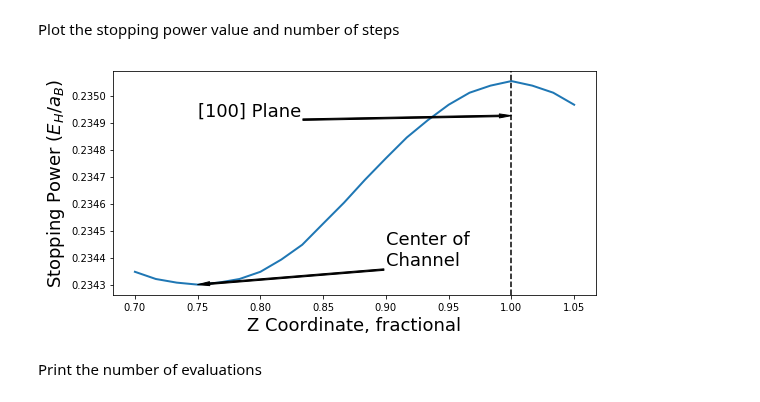
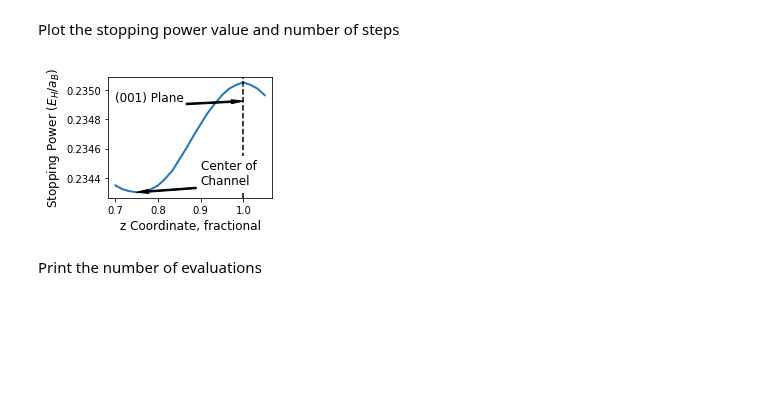
Before and after one commit to globus-labs/stopping-power-ml, a Jupyter notebook: single-velocity/3_evaluate-direction-dependence.ipynb, the cells around one changed output. Drawn from its saved outputs; the diff is of its cells as text; code cells hidden in the pictures; blank space fills up the shorter version.

```diff
--- a/single-velocity/3_evaluate-direction-dependence.ipynb
+++ b/single-velocity/3_evaluate-direction-dependence.ipynb
@@ -288,30 +294,31 @@ stopping_power_err = [s[1] for s in stopping_power_results]
 # %%
 fig, ax = plt.subplots()
 
 ax.plot(disps, stopping_power, lw=2)
 
 ylim = ax.get_ylim()
 
 ax.annotate('Center of\nChannel', xytext=(0.9, ylim[0] + 0.2 * (ylim[1] - ylim[0])),
             xy=(0.75, min(stopping_power)), va='center',
-            fontsize=18, arrowprops={'color':'k', 'width':1.5, 'headwidth':4})
+            bbox={'facecolor': 'w', 'edgecolor': 'w'},
+            fontsize=12, arrowprops={'color':'k', 'width':1.5, 'headwidth':4})
 
 ax.set_ylim(ylim)
 
 ax.plot([1,1], ax.get_ylim(), 'k--')
-ax.annotate('[100] Plane',
-            xytext=(0.75, ylim[0] + 0.8 * (ylim[1] - ylim[0])),
+ax.annotate('(001) Plane',
+            xytext=(0.7, ylim[0] + 0.8 * (ylim[1] - ylim[0])),
             xy=(1, ylim[0] + 0.8 * (ylim[1] - ylim[0])),
-            fontsize=18, arrowprops={'color':'k', 'width':1.5, 'headwidth':4})
+            fontsize=12, arrowprops={'color':'k', 'width':1.5, 'headwidth':4})
 
-ax.set_xlabel('Z Coordinate, fractional', fontsize=18)
-ax.set_ylabel('Stopping Power ($E_H / a_B$)', fontsize=18)
+ax.set_xlabel('z Coordinate, fractional', fontsize=12)
+ax.set_ylabel('Stopping Power ($E_H / a_B$)', fontsize=12)
 
-fig.set_size_inches(8, 4)
+fig.set_size_inches(3.5, 2.5)
 fig.tight_layout()
 fig.savefig(os.path.join('figures', 'moving-out-of-channel.png'), dpi=320)
 # %% [output]
-[figure, old version]
+[figure, new version]
 # %% [markdown]
 Print the number of evaluations
 # %%
```
Also changed, not shown: parts of 19 cells of this notebook, 7 other files.
